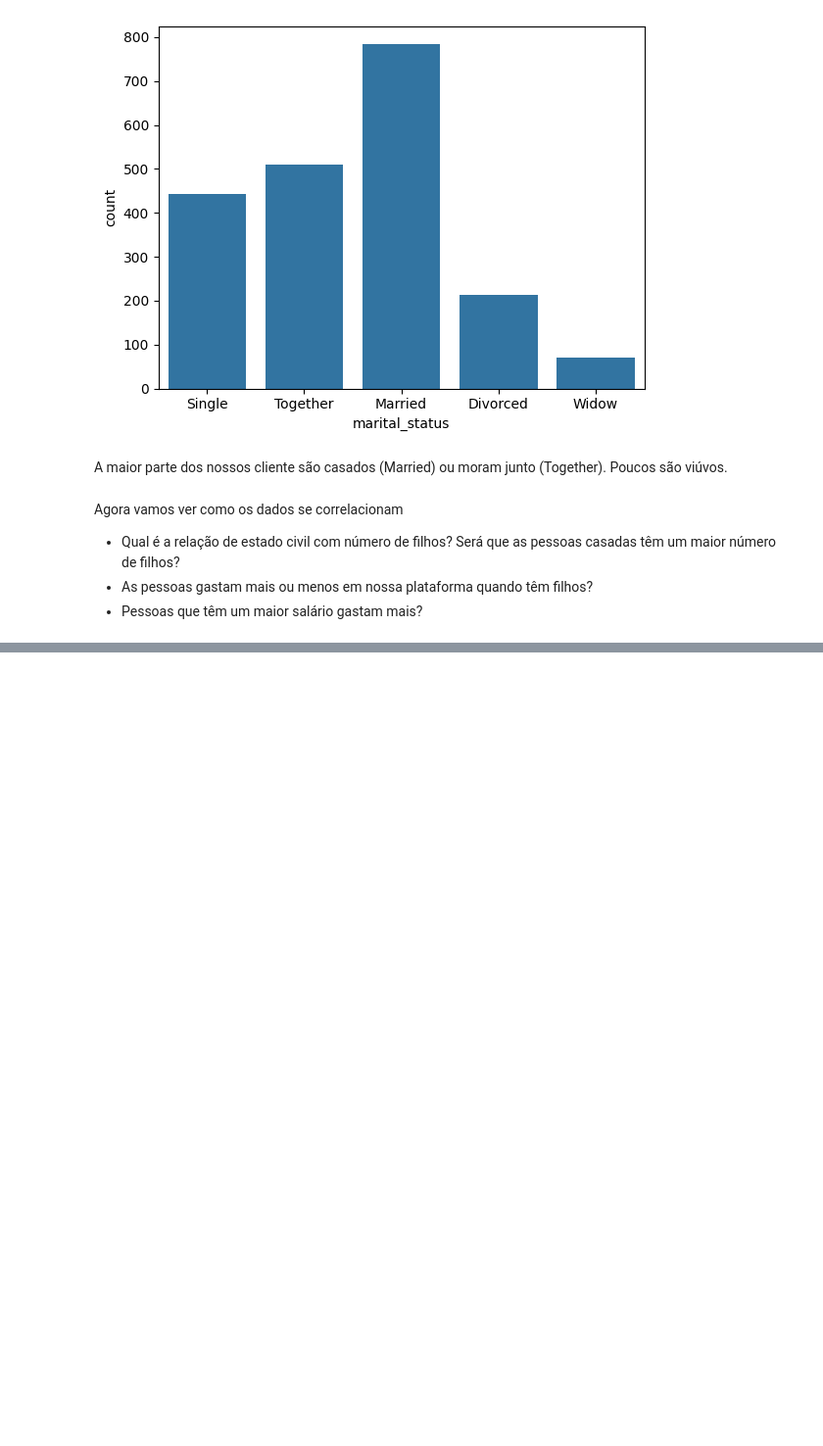
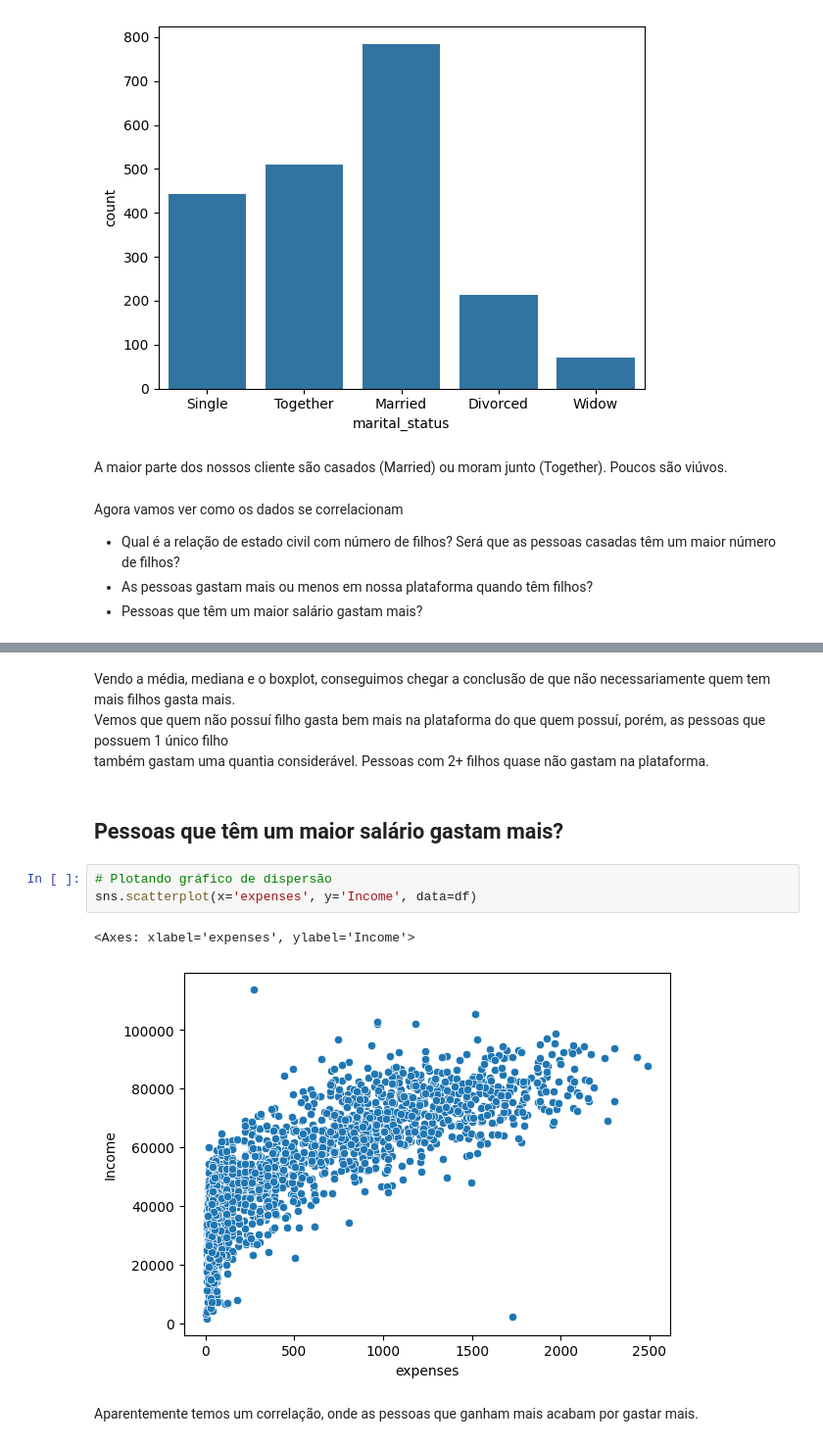
Before and after one commit to joaohsilva416/Desafio-Ifood, a Jupyter notebook: notebooks/Desafio Ifood.ipynb, the cells around one changed output, grey strips where cells are left out. Shown at 98% size. Drawn from its saved outputs; the diff is of its cells as text; blank space fills up the shorter version.

```diff
--- a/notebooks/Desafio Ifood.ipynb
+++ b/notebooks/Desafio Ifood.ipynb
@@ -287,0 +365,14 @@ Agora vamos ver como os dados se correlacionam
+# %% [markdown]
+Vendo a média, mediana e o boxplot, conseguimos chegar a conclusão de que não necessariamente quem tem mais filhos gasta mais.
+Vemos que quem não possuí filho gasta bem mais na plataforma do que quem possuí, porém, as pessoas que possuem 1 único filho
+também gastam uma quantia considerável. Pessoas com 2+ filhos quase não gastam na plataforma.
+# %% [markdown]
+## Pessoas que têm um maior salário gastam mais?
+# %%
+# Plotando gráfico de dispersão
+sns.scatterplot(x='expenses', y='Income', data=df)
+# %% [output]
+<Axes: xlabel='expenses', ylabel='Income'>
+[figure, added]
+# %% [markdown]
+Aparentemente temos um correlação, onde as pessoas que ganham mais acabam por gastar mais.
```
Also changed, not shown: parts of 14 cells of this notebook, 1 other file.
